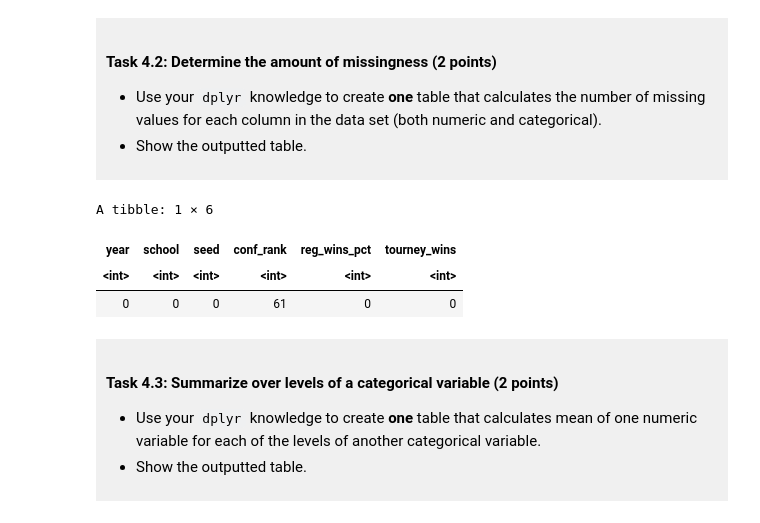
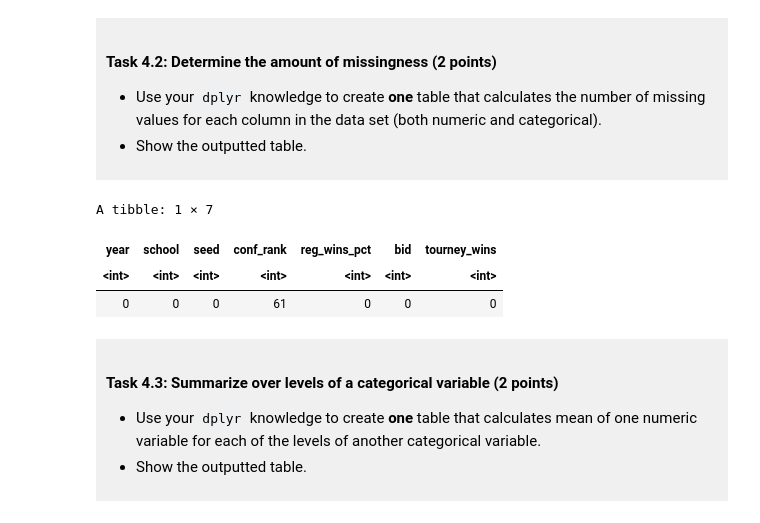
Before and after one commit to Ewan-Magus/dsci-100-project-ewan-magus, a Jupyter notebook: dsci-100-project-notebook.ipynb, the cells around one changed output. Cells and saved outputs as stored; diff of their text form; code cells hidden in the pictures.

```diff
--- a/dsci-100-project-notebook.ipynb
+++ b/dsci-100-project-notebook.ipynb
@@ -235,6 +226,7 @@ march_madness_tidy <- march_madness |>
     select(year, #Identifies the tournament year
            school, #Identifies the team
            seed, #Predictor #1
+           bid,
            conf_rank, #Predictor #2
            reg_wins_pct, #Predictor #3
            tourney_wins) #Value we will be predicting
@@ -315,19 +307,20 @@ A tibble: 5 × 4
 # %%
 #Calculates the number of missing values for each collumn in the dataset
 missing_mm_values <- march_madness_tidy |>
     summarize(
             year = sum(is.na(year)),
             school = sum(is.na(school)),
             seed = sum(is.na(seed)),
             conf_rank = sum(is.na(conf_rank)),
             reg_wins_pct = sum(is.na(reg_wins_pct)),
+            bid = sum(is.na(bid)),
             tourney_wins = sum(is.na(tourney_wins)))
 missing_mm_values
 # %% [output]
-A tibble: 1 × 6
+A tibble: 1 × 7
-| year | school | seed | conf_rank | reg_wins_pct | tourney_wins |
-| <int> | <int> | <int> | <int> | <int> | <int> |
-| 0 | 0 | 0 | 61 | 0 | 0 |
+| year | school | seed | conf_rank | reg_wins_pct | bid | tourney_wins |
+| <int> | <int> | <int> | <int> | <int> | <int> | <int> |
+| 0 | 0 | 0 | 61 | 0 | 0 | 0 |
 # %% [markdown]
 <div style="background-color: #f0f0f0; padding: 10px;">
 
```
Also changed, not shown: parts of 6 cells of this notebook.
